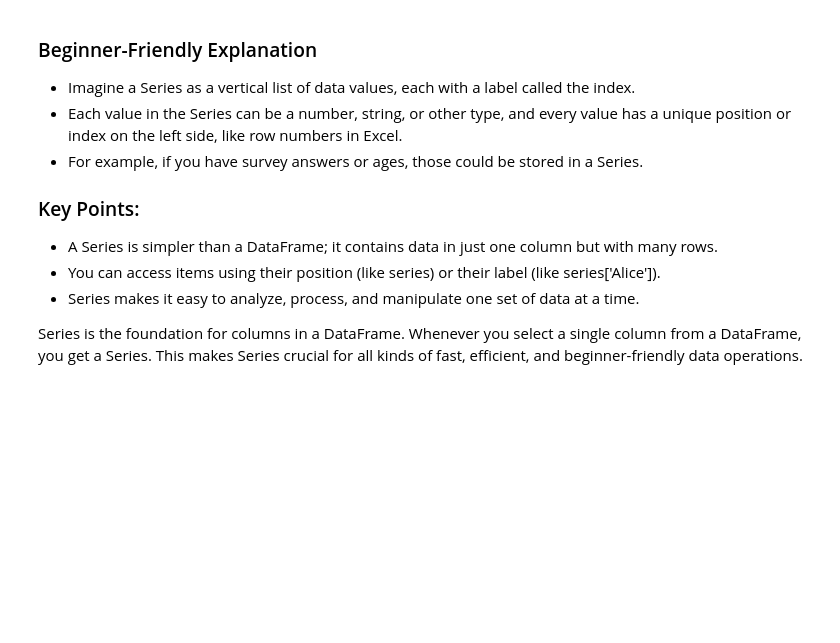
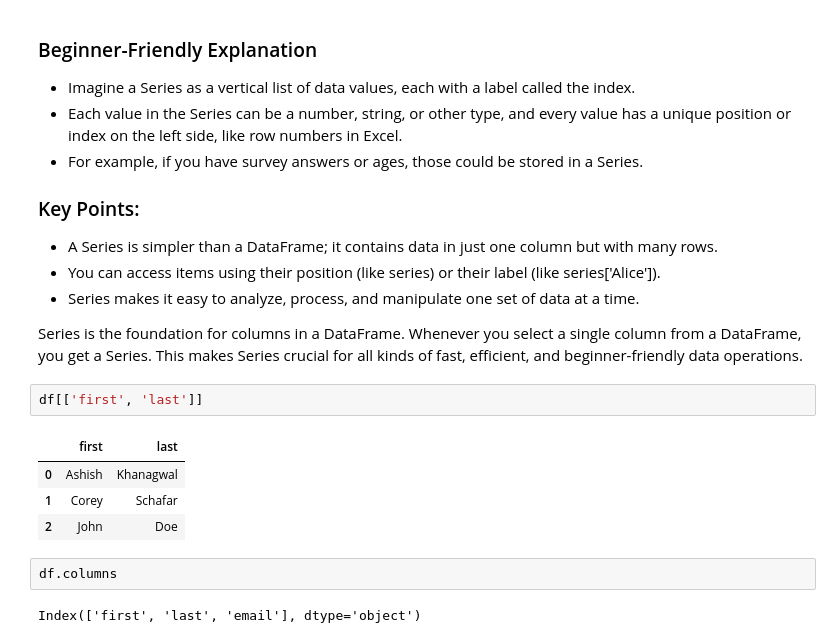
Before and after one commit to Ashish-khanagwal/Artificial-Intelligence, a Jupyter notebook: 4. Pandas/basics-2.ipynb, the cells around one changed output. Cells and saved outputs as stored; diff of their text form; blank space fills up the shorter version.

```diff
--- a/4. Pandas/basics-2.ipynb
+++ b/4. Pandas/basics-2.ipynb
@@ -41,3 +41,14 @@ pandas.core.series.Series
 - Series makes it easy to analyze, process, and manipulate one set of data at a time.
 
 Series is the foundation for columns in a DataFrame. Whenever you select a single column from a DataFrame, you get a Series. This makes Series crucial for all kinds of fast, efficient, and beginner-friendly data operations.
+# %%
+df[['first', 'last']]
+# %% [output]
+|  | first | last |
+| 0 | Ashish | Khanagwal |
+| 1 | Corey | Schafar |
+| 2 | John | Doe |
+# %%
+df.columns
+# %% [output]
+Index(['first', 'last', 'email'], dtype='object')
```
Also changed, not shown: parts of 9 cells of this notebook, 1 other file.
